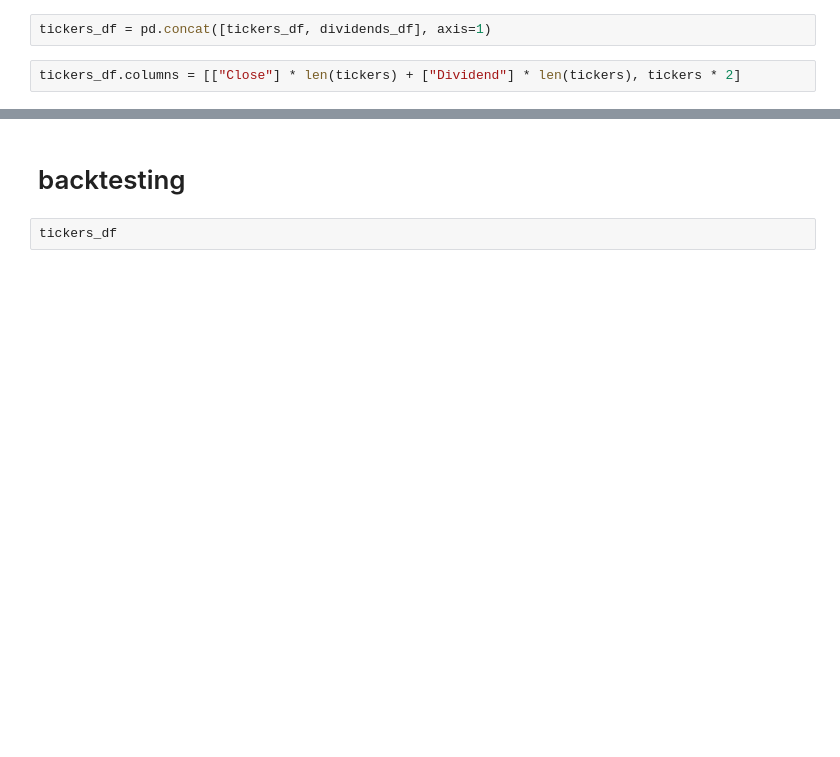
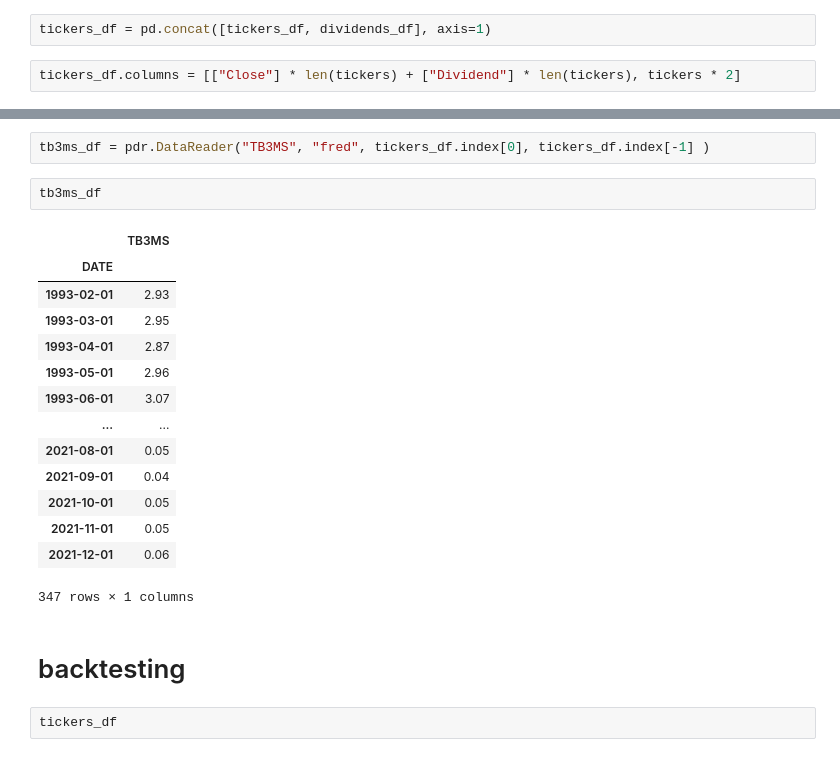
Before and after one commit to JeonHG/momentum-strategies, a Jupyter notebook: absolute_momentum_simulator.ipynb, the cells around one changed output, grey strips where cells are left out. Drawn from its saved outputs; the diff is of its cells as text; blank space fills up the shorter version.

Commit message:
import fred data using pdr

```diff
--- a/absolute_momentum_simulator.ipynb
+++ b/absolute_momentum_simulator.ipynb
@@ -68,3 +94,22 @@ tickers_df.columns = [["Close"] * len(tickers) + ["Dividend"] * len(tickers), ti
+# %%
+tb3ms_df = pdr.DataReader("TB3MS", "fred", tickers_df.index[0], tickers_df.index[-1] )
+# %%
+tb3ms_df
+# %% [output]
+|  | TB3MS |
+| DATE |  |
+| 1993-02-01 | 2.93 |
+| 1993-03-01 | 2.95 |
+| 1993-04-01 | 2.87 |
+| 1993-05-01 | 2.96 |
+| 1993-06-01 | 3.07 |
+| ... | ... |
+| 2021-08-01 | 0.05 |
+| 2021-09-01 | 0.04 |
+| 2021-10-01 | 0.05 |
+| 2021-11-01 | 0.05 |
+| 2021-12-01 | 0.06 |
+347 rows × 1 columns
 # %% [markdown]
 # backtesting
 # %%
```
Also changed, not shown: parts of 8 cells of this notebook.
